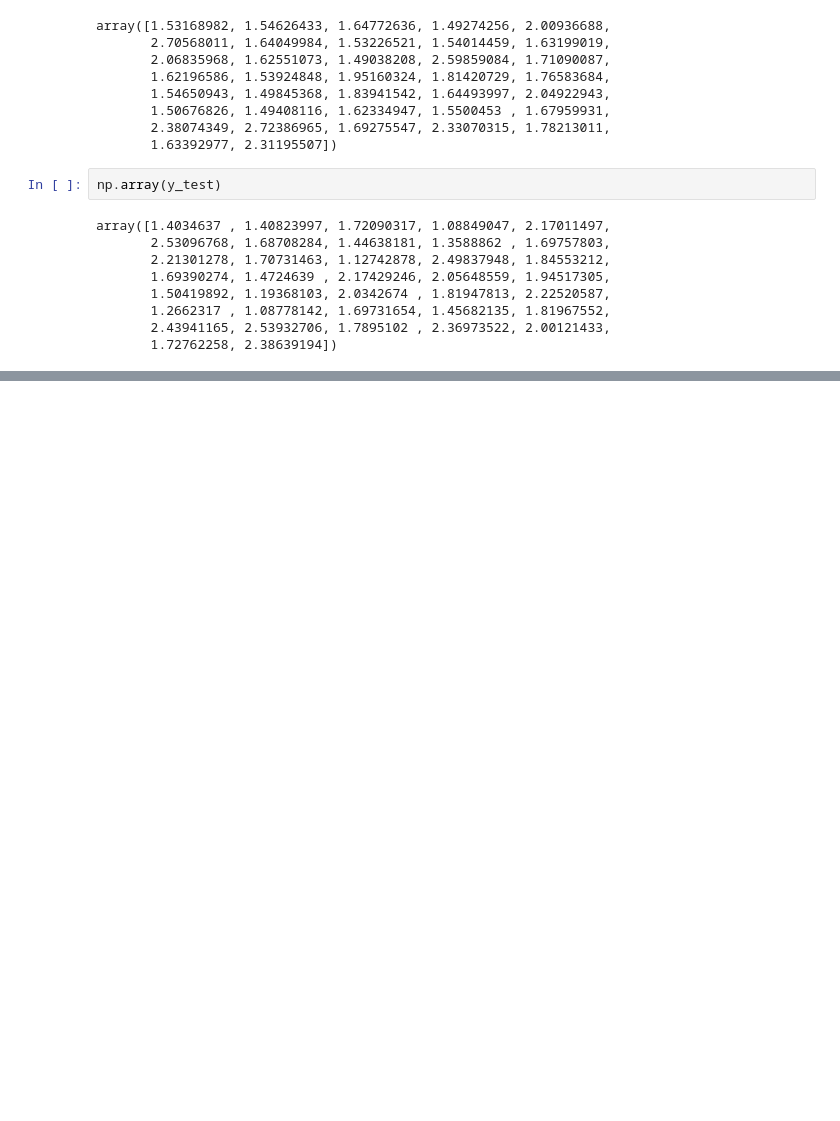
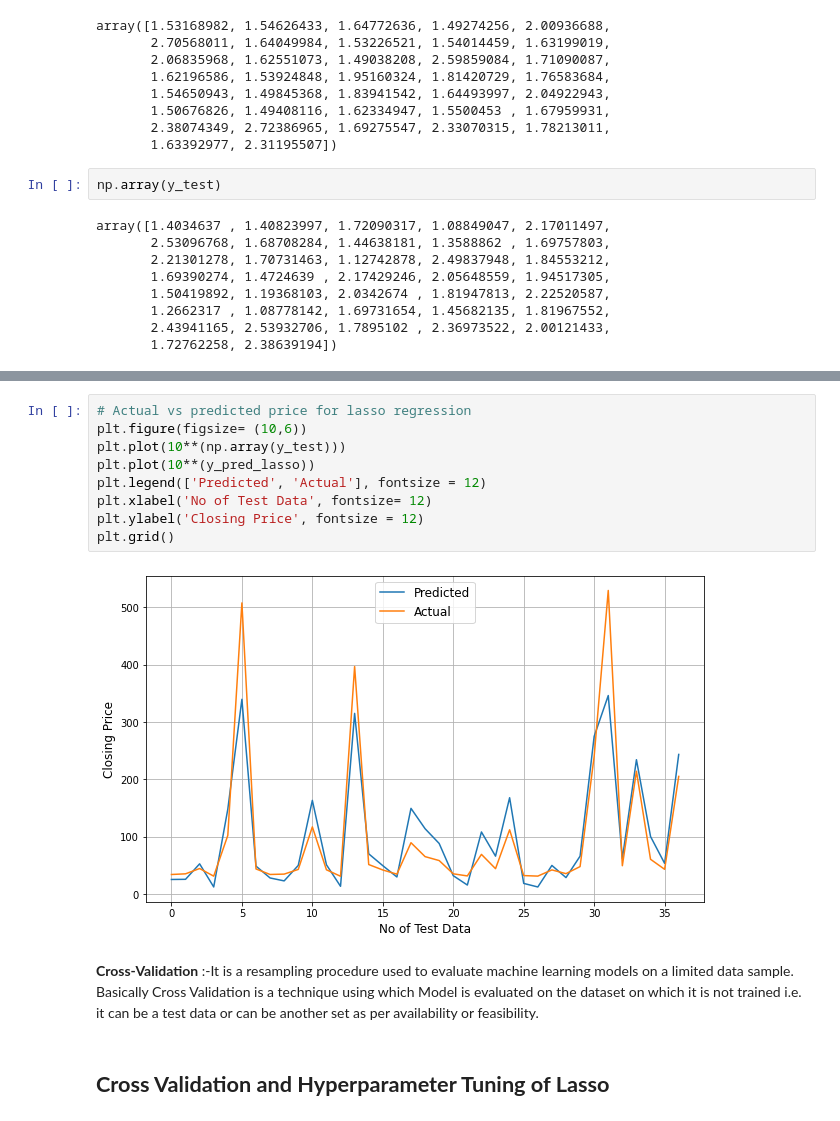
Before and after one commit to ShuklaRajni/Yes_Bank_Stock_Prices_Prediction_analysis, a Jupyter notebook: Yes_Bank_Stock_Closing_Price_Prediction_Capstone_Project_2.ipynb, the cells around one changed output, grey strips where cells are left out. Drawn from its saved outputs; the diff is of its cells as text; blank space fills up the shorter version.

```diff
--- a/Yes_Bank_Stock_Closing_Price_Prediction_Capstone_Project_2.ipynb
+++ b/Yes_Bank_Stock_Closing_Price_Prediction_Capstone_Project_2.ipynb
@@ -610,0 +634,15 @@ array([1.4034637 , 1.40823997, 1.72090317, 1.08849047, 2.17011497,
+# %%
+# Actual vs predicted price for lasso regression
+plt.figure(figsize= (10,6))
+plt.plot(10**(np.array(y_test)))
+plt.plot(10**(y_pred_lasso))
+plt.legend(['Predicted', 'Actual'], fontsize = 12)
+plt.xlabel('No of Test Data', fontsize= 12)
+plt.ylabel('Closing Price', fontsize = 12)
+plt.grid()
+# %% [output]
+[figure, added]
+# %% [markdown]
+**Cross-Validation** :-It is a resampling procedure used to evaluate machine learning models on a limited data sample. Basically Cross Validation is a technique using which Model is evaluated on the dataset on which it is not trained i.e. it can be a test data or can be another set as per availability or feasibility.
+# %% [markdown]
+## **Cross Validation and Hyperparameter Tuning of Lasso**
```
Also changed, not shown: parts of 5 cells of this notebook.
